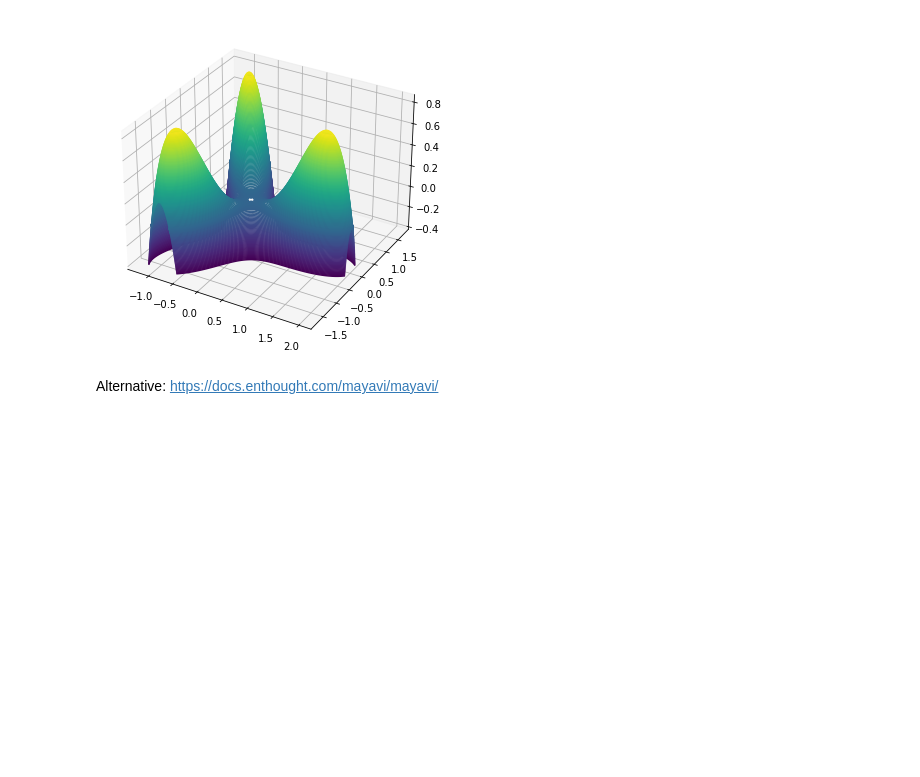
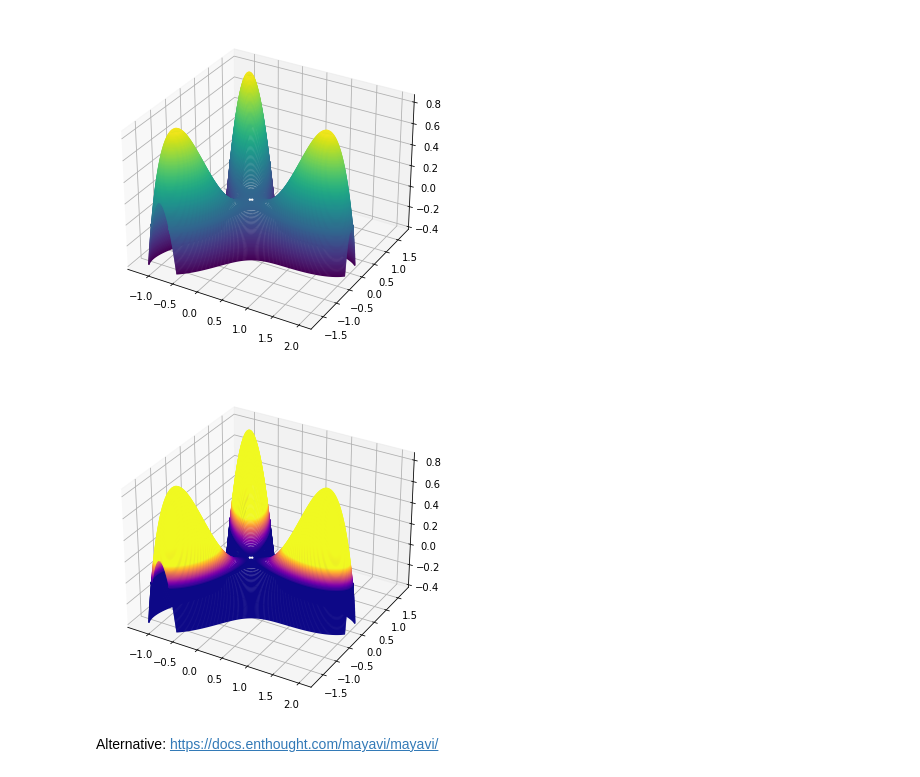
Before and after one commit to Ruediger-Braun/compana20, a Jupyter notebook: Lektion11.ipynb, the cells around one changed output. Drawn from its saved outputs; the diff is of its cells as text; code cells hidden in the pictures; blank space fills up the shorter version.

```diff
--- a/Lektion11.ipynb
+++ b/Lektion11.ipynb
@@ -140,6 +139,18 @@ ax.contour(X, Y, Z, levels=levels)
 ax.set_zlim(bottom=b);
 # %% [output]
 [figure]
+# %%
+norm = plt.Normalize(0., .2)
+# %%
+fig = plt.figure(figsize=(6,6))
+ax = fig.add_subplot(111, projection='3d')
+l1 = np.linspace(b, u, 150)
+l2 = np.linspace(-.02, .02, 100)
+levels = np.sort(np.concatenate([l1, l2]))
+ax.contour(X, Y, Z, levels=levels, norm=norm, cmap=plt.cm.plasma)
+ax.set_zlim(bottom=b);
+# %% [output]
+[figure, added]
 # %% [markdown]
 Alternative:  https://docs.enthought.com/mayavi/mayavi/
 # %% [markdown]
```
Also changed, not shown: parts of 7 cells of this notebook.
